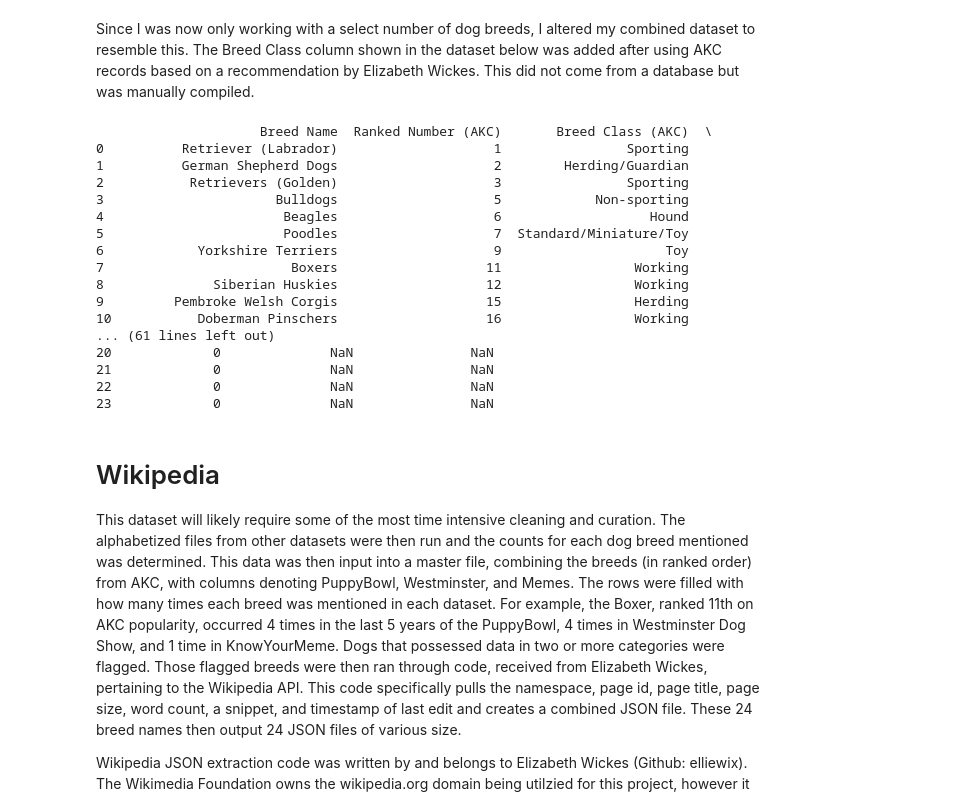
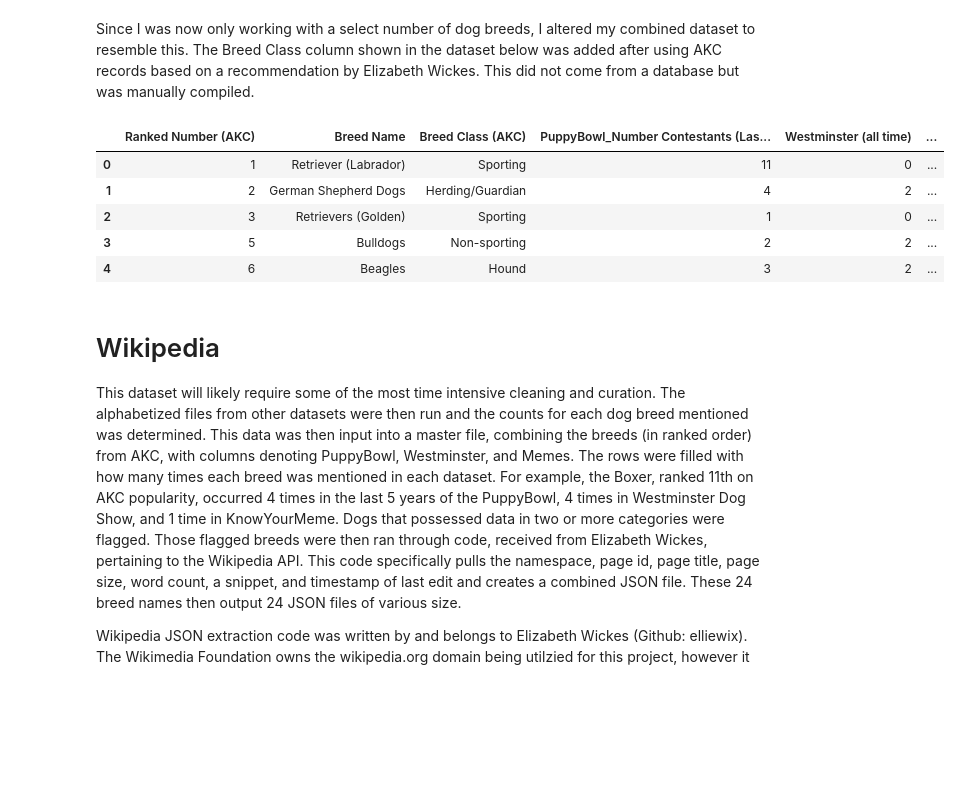
Before and after one commit to hburns2/Dogs-In-Media, a Jupyter notebook: Reproducing_Notebook.ipynb, the cells around one changed output. Saved outputs shown, nothing was run; the diff lists cells and outputs as text; code cells hidden in the pictures; blank space fills up the shorter version.

```diff
--- a/Reproducing_Notebook.ipynb
+++ b/Reproducing_Notebook.ipynb
@@ -230,25 +153,14 @@ Wire Fox Terriers
 Since I was now only working with a select number of dog breeds, I altered my combined dataset to resemble this. The Breed Class column shown in the dataset below was added after using AKC records based on a recommendation by Elizabeth Wickes. This did not come from a database but was manually compiled.
 # %%
 final = pd.read_excel("FilteredDog_Dataset_Combined.xlsx")
-print(final)
+final.head()
 # %% [output]
-                     Breed Name  Ranked Number (AKC)       Breed Class (AKC)  \
-0          Retriever (Labrador)                    1                Sporting
-1          German Shepherd Dogs                    2        Herding/Guardian
-2           Retrievers (Golden)                    3                Sporting
-3                      Bulldogs                    5            Non-sporting
-4                       Beagles                    6                   Hound
-5                       Poodles                    7  Standard/Miniature/Toy
-6            Yorkshire Terriers                    9                     Toy
-7                        Boxers                   11                 Working
-8              Siberian Huskies                   12                 Working
-9         Pembroke Welsh Corgis                   15                 Herding
-10           Doberman Pinschers                   16                 Working
-... (61 lines left out)
-20             0              NaN               NaN
-21             0              NaN               NaN
-22             0              NaN               NaN
-23             0              NaN               NaN
+|  | Ranked Number (AKC) | Breed Name | Breed Class (AKC) | PuppyBowl_Number Contestants (Las... | Westminster (all time) | ... |
+| 0 | 1 | Retriever (Labrador) | Sporting | 11 | 0 | ... |
+| 1 | 2 | German Shepherd Dogs | Herding/Guardian | 4 | 2 | ... |
+| 2 | 3 | Retrievers (Golden) | Sporting | 1 | 0 | ... |
+| 3 | 5 | Bulldogs | Non-sporting | 2 | 2 | ... |
+| 4 | 6 | Beagles | Hound | 3 | 2 | ... |
 # %% [markdown]
 # Wikipedia
 
```
Also changed, not shown: parts of 25 cells of this notebook.
